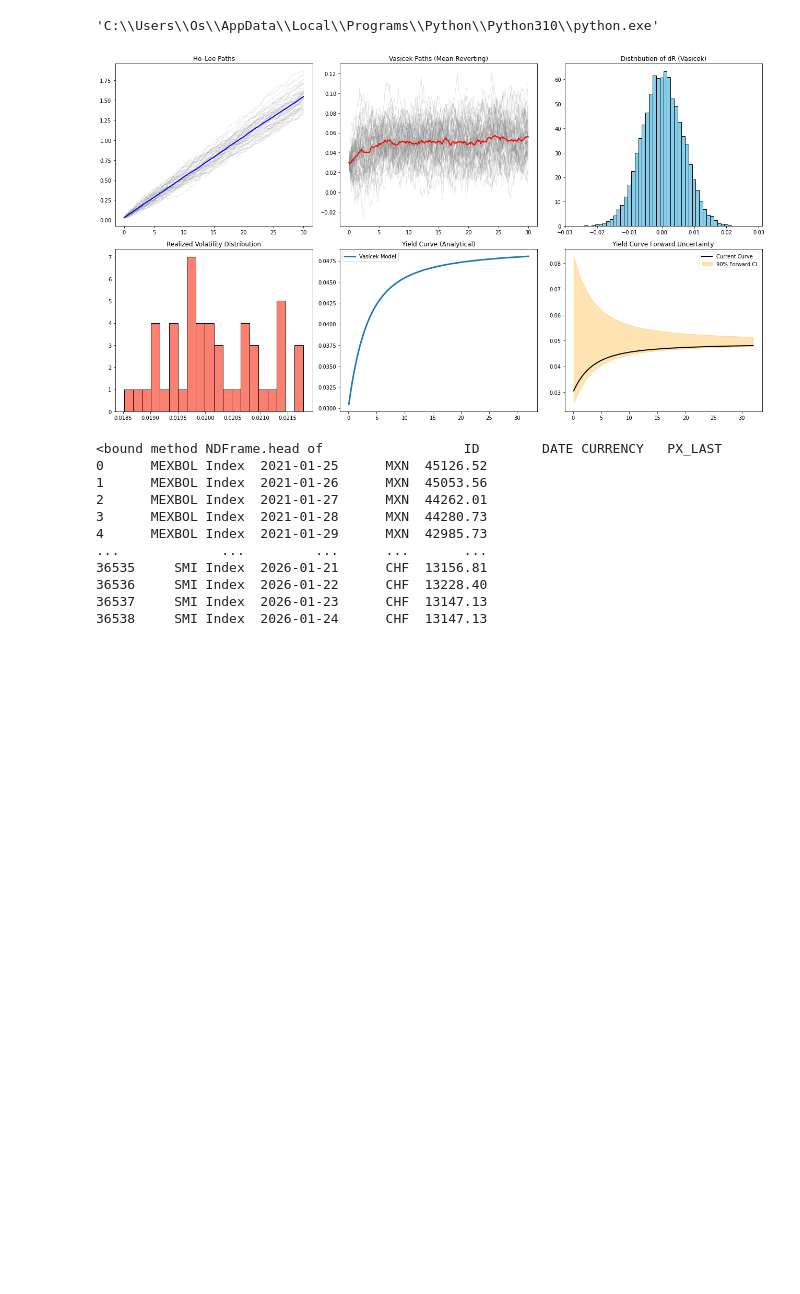
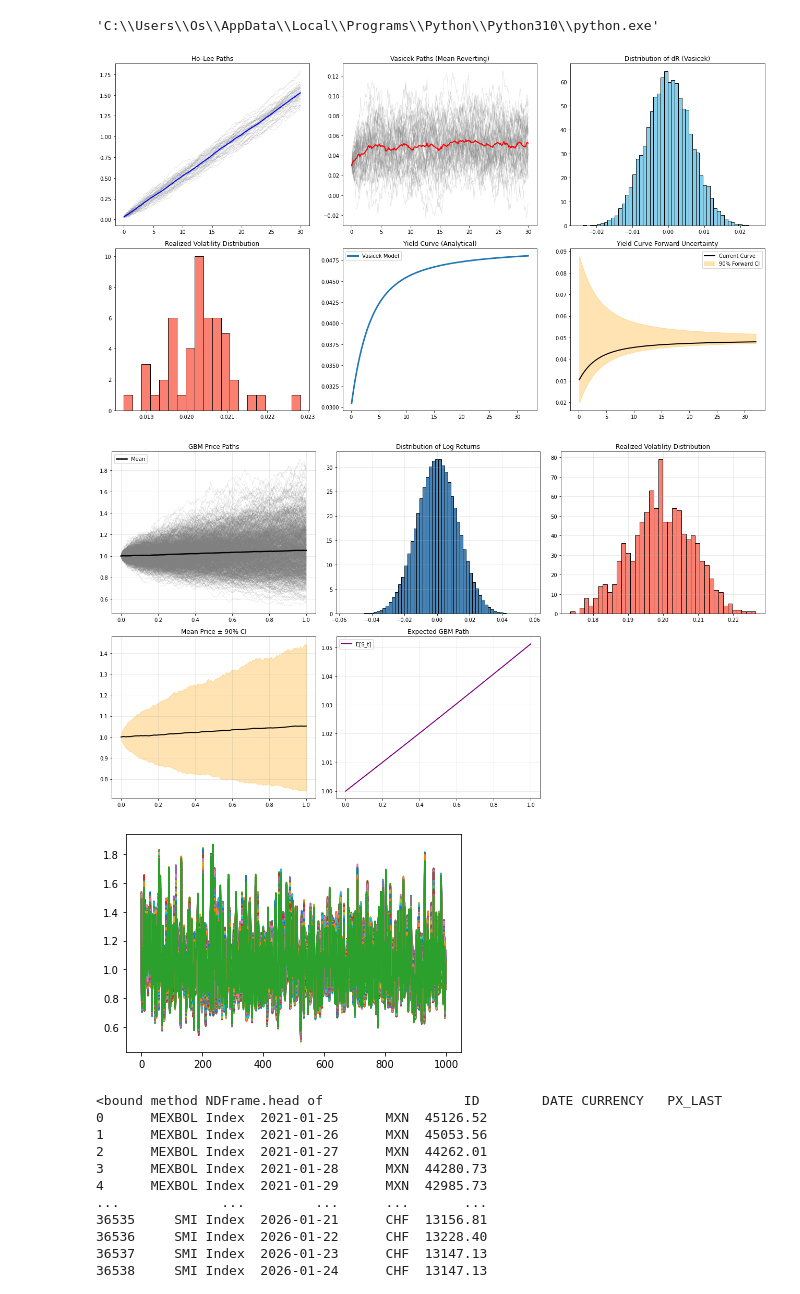
Before and after one commit to glvn5150/quant_gmm, a Jupyter notebook: example_applicationn.ipynb, the cells around one changed output. Drawn from its saved outputs; the diff is of its cells as text; code cells hidden in the pictures; blank space fills up the shorter version.

```diff
--- a/example_applicationn.ipynb
+++ b/example_applicationn.ipynb
@@ -13,9 +15,16 @@ from gmm.base_models.vasicek_ho_lee import Vasicek_HoLee
 # %%
 #testing if the import works
 vas = Vasicek_HoLee(T=30, N=300, r0=0.03)
 vas.plot_combined_view()
+gbm = GeometricBrownianMotion(T=1, N=252, S0=1, mu=0.05, sigma=0.2)
+stocks = gbm.simulate()
+gbm.plot_gbm_analysis()
+plt.plot(stocks)
+plt.show()
 # %% [output]
-[figure, old version]
+[figure, new version]
+[figure, added]
+[figure, added]
 # %%
 data_path = Path('gmm/datas/global_equity_ticker.csv')
 df = pd.read_csv(data_path)
```
Also changed, not shown: parts of 1 cell of this notebook.
